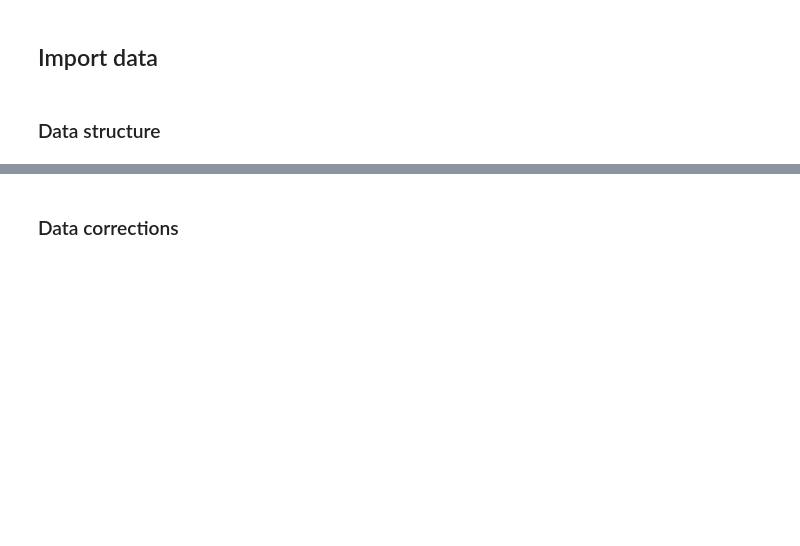
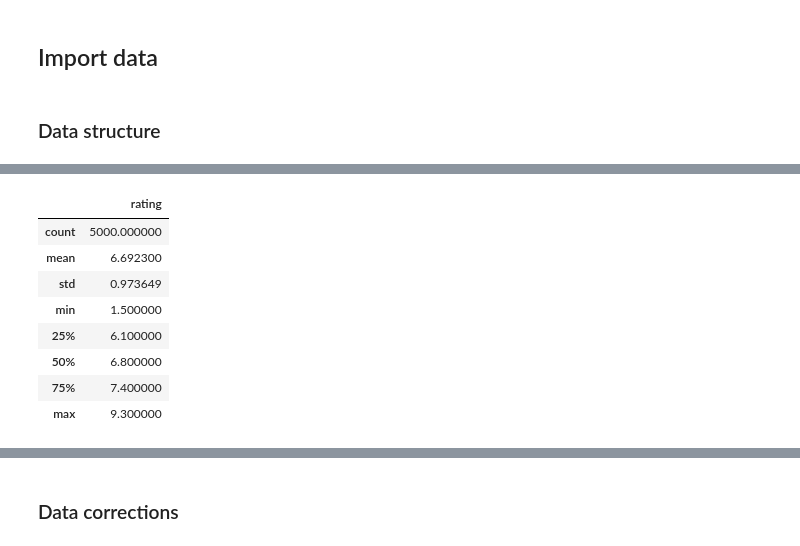
Before and after one commit to juliankulinsky/adst, a Jupyter notebook: notebooks/draft-analysis.ipynb, the cells around one changed output, grey strips where cells are left out. Cells and saved outputs as stored; diff of their text form; code cells hidden in the pictures; blank space fills up the shorter version.

```diff
--- a/notebooks/draft-analysis.ipynb
+++ b/notebooks/draft-analysis.ipynb
@@ -59,0 +110,12 @@ These include 1) licences for films that Netflix does not yet have in its portfo
+# %%
+df.describe()
+# %% [output]
+|  | rating |
+| count | 5000.000000 |
+| mean | 6.692300 |
+| std | 0.973649 |
+| min | 1.500000 |
+| 25% | 6.100000 |
+| 50% | 6.800000 |
+| 75% | 7.400000 |
+| max | 9.300000 |
```
Also changed, not shown: parts of 25 cells of this notebook.
